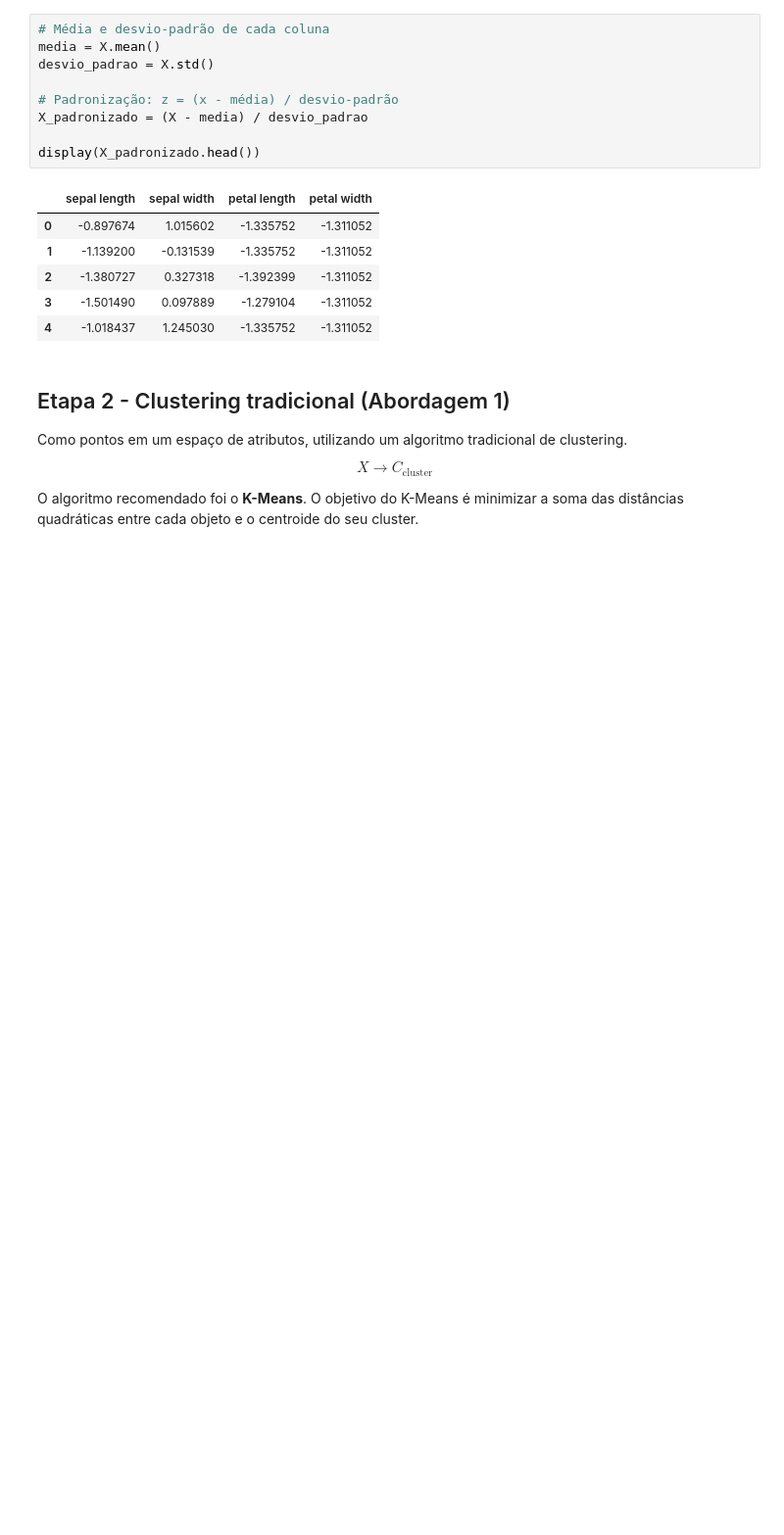
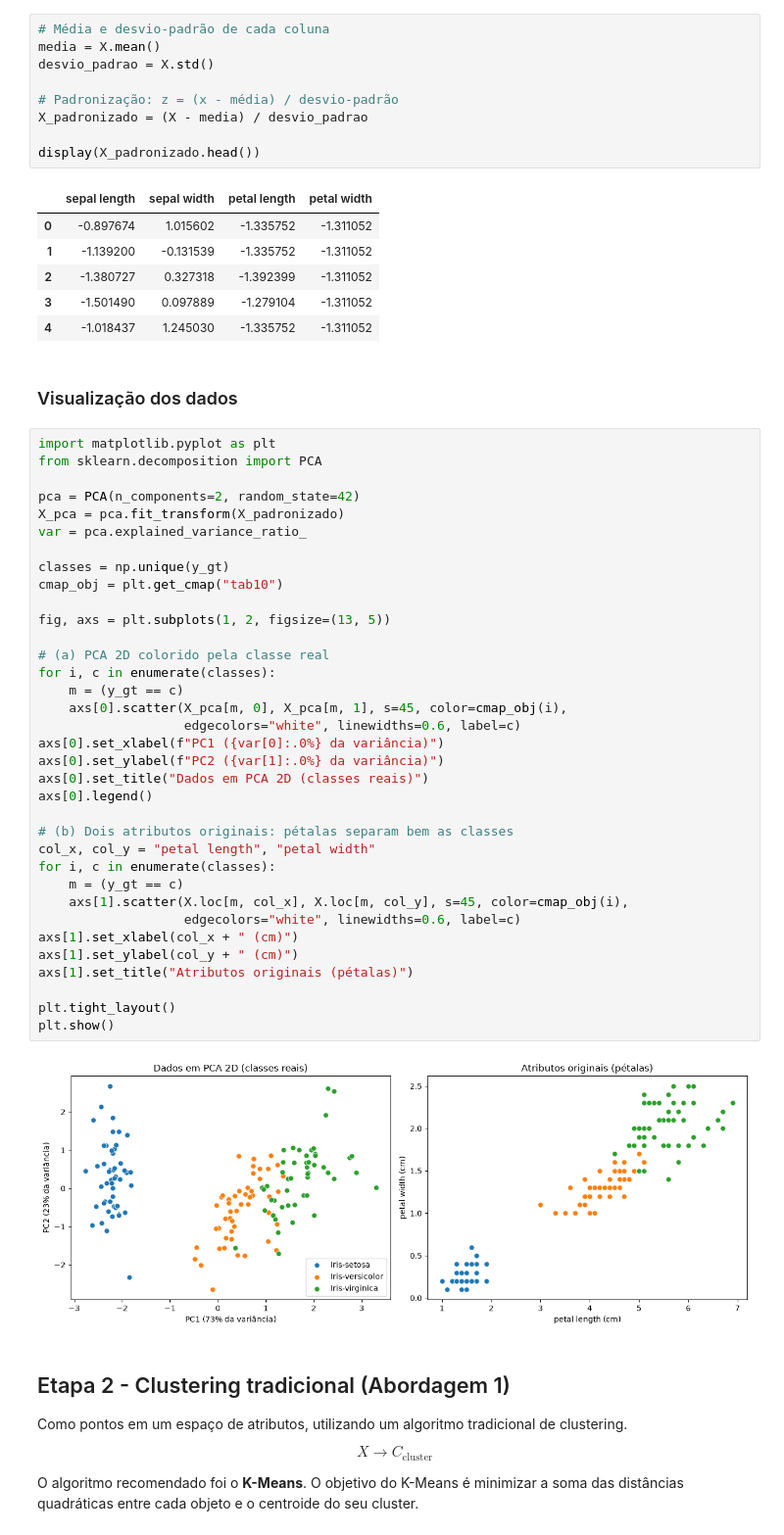
Before and after one commit to milenamonteiro/grafos-trab-2, a Jupyter notebook: proj2_corrigido.ipynb, the cells around one changed output. Shown at 98% size. Drawn from its saved outputs; the diff is of its cells as text; blank space fills up the shorter version.

```diff
--- a/proj2_corrigido.ipynb
+++ b/proj2_corrigido.ipynb
@@ -129,6 +129,45 @@ display(X_padronizado.head())
 | 2 | -1.380727 | 0.327318 | -1.392399 | -1.311052 |
 | 3 | -1.501490 | 0.097889 | -1.279104 | -1.311052 |
 | 4 | -1.018437 | 1.245030 | -1.335752 | -1.311052 |
+# %% [markdown]
+### Visualização dos dados
+# %%
+import matplotlib.pyplot as plt
+from sklearn.decomposition import PCA
+
+pca = PCA(n_components=2, random_state=42)
+X_pca = pca.fit_transform(X_padronizado)
+var = pca.explained_variance_ratio_
+
+classes = np.unique(y_gt)
+cmap_obj = plt.get_cmap("tab10")
+
+fig, axs = plt.subplots(1, 2, figsize=(13, 5))
+
+# (a) PCA 2D colorido pela classe real
+for i, c in enumerate(classes):
+    m = (y_gt == c)
+    axs[0].scatter(X_pca[m, 0], X_pca[m, 1], s=45, color=cmap_obj(i),
+                   edgecolors="white", linewidths=0.6, label=c)
+axs[0].set_xlabel(f"PC1 ({var[0]:.0%} da variância)")
+axs[0].set_ylabel(f"PC2 ({var[1]:.0%} da variância)")
+axs[0].set_title("Dados em PCA 2D (classes reais)")
+axs[0].legend()
+
+# (b) Dois atributos originais: pétalas separam bem as classes
+col_x, col_y = "petal length", "petal width"
+for i, c in enumerate(classes):
+    m = (y_gt == c)
+    axs[1].scatter(X.loc[m, col_x], X.loc[m, col_y], s=45, color=cmap_obj(i),
+                   edgecolors="white", linewidths=0.6, label=c)
+axs[1].set_xlabel(col_x + " (cm)")
+axs[1].set_ylabel(col_y + " (cm)")
+axs[1].set_title("Atributos originais (pétalas)")
+
+plt.tight_layout()
+plt.show()
+# %% [output]
+[figure, added]
 # %% [markdown]
 ## Etapa 2 - Clustering tradicional (Abordagem 1)
 
```
Also changed, not shown: parts of 11 cells of this notebook, 1 other file.
